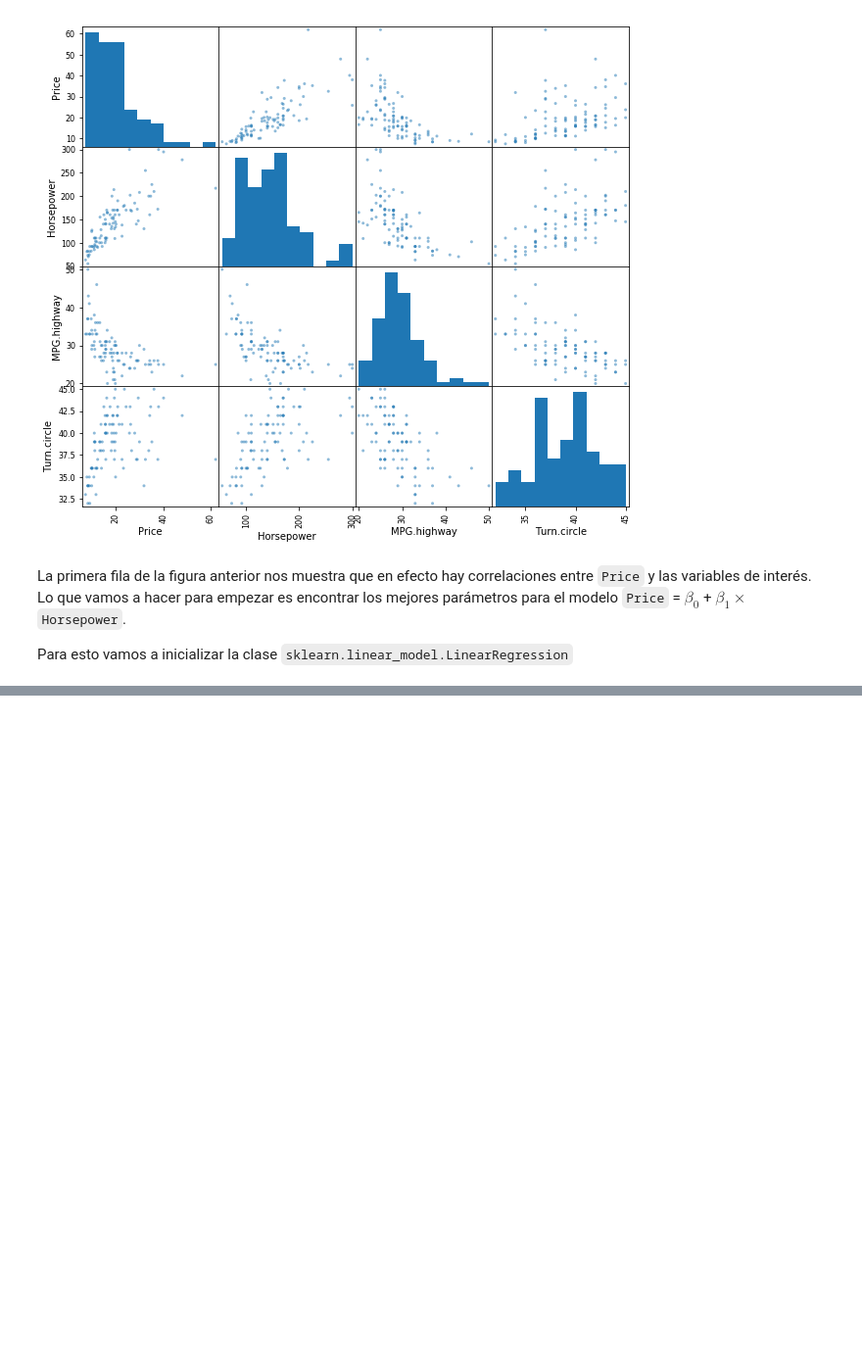
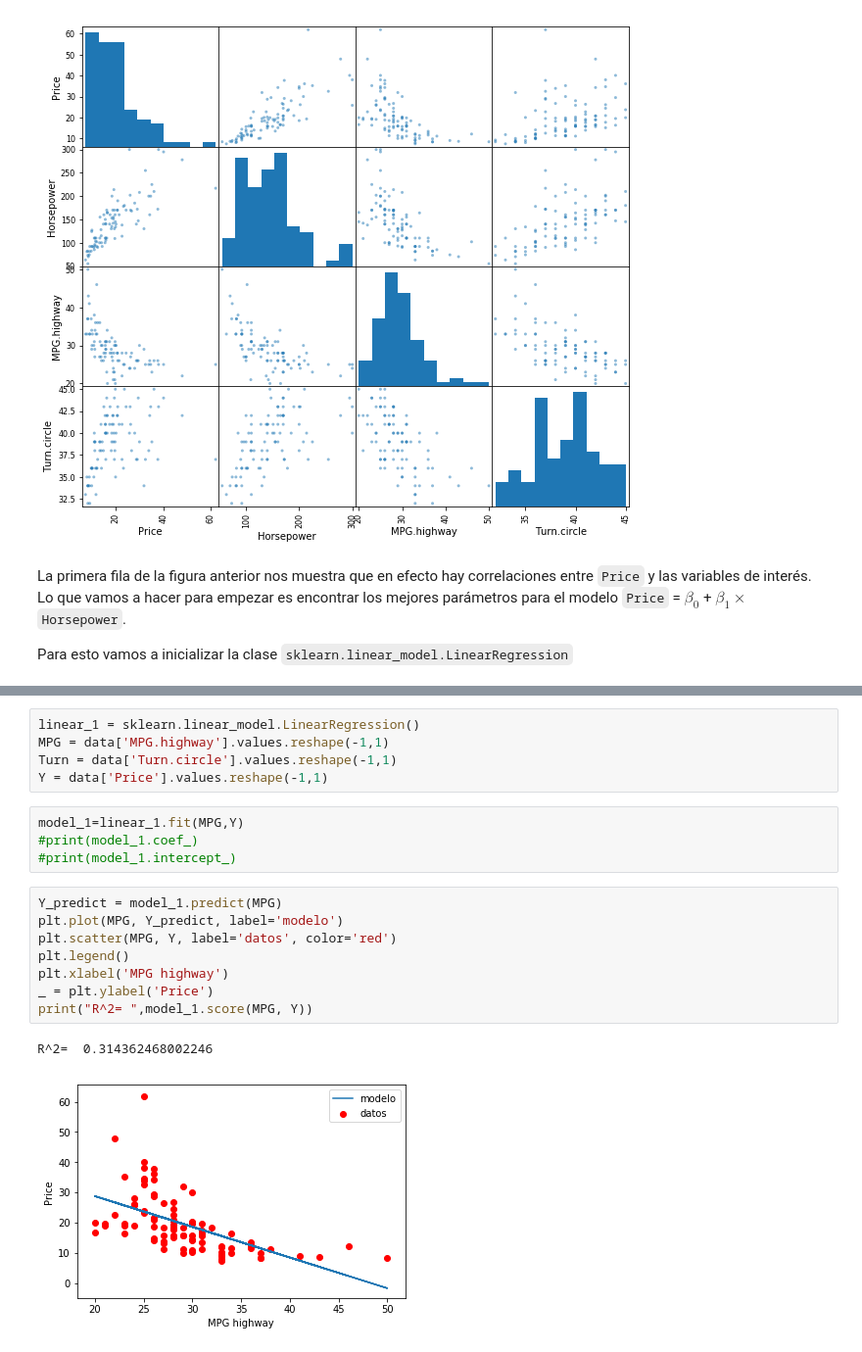
Before and after one commit to JoseMontanaC/Metodos_Computacionales, a Jupyter notebook: Repaso_Ejercicios/Ejercicio_13/Ejercicio13.ipynb, the cells around one changed output, grey strips where cells are left out. Shown at 98% size. Cells and saved outputs as stored; diff of their text form; blank space fills up the shorter version.

```diff
--- a/Repaso_Ejercicios/Ejercicio_13/Ejercicio13.ipynb
+++ b/Repaso_Ejercicios/Ejercicio_13/Ejercicio13.ipynb
@@ -120,0 +227,20 @@ Para esto vamos a inicializar la clase `sklearn.linear_model.LinearRegression`
+# %%
+linear_1 = sklearn.linear_model.LinearRegression()
+MPG = data['MPG.highway'].values.reshape(-1,1)
+Turn = data['Turn.circle'].values.reshape(-1,1)
+Y = data['Price'].values.reshape(-1,1)
+# %%
+model_1=linear_1.fit(MPG,Y)
+#print(model_1.coef_)
+#print(model_1.intercept_)
+# %%
+Y_predict = model_1.predict(MPG)
+plt.plot(MPG, Y_predict, label='modelo')
+plt.scatter(MPG, Y, label='datos', color='red')
+plt.legend()
+plt.xlabel('MPG highway')
+_ = plt.ylabel('Price')
+print("R^2= ",model_1.score(MPG, Y))
+# %% [output]
+R^2=  0.314362468002246
+[figure, added]
```
Also changed, not shown: parts of 31 cells of this notebook, 1 other file.
